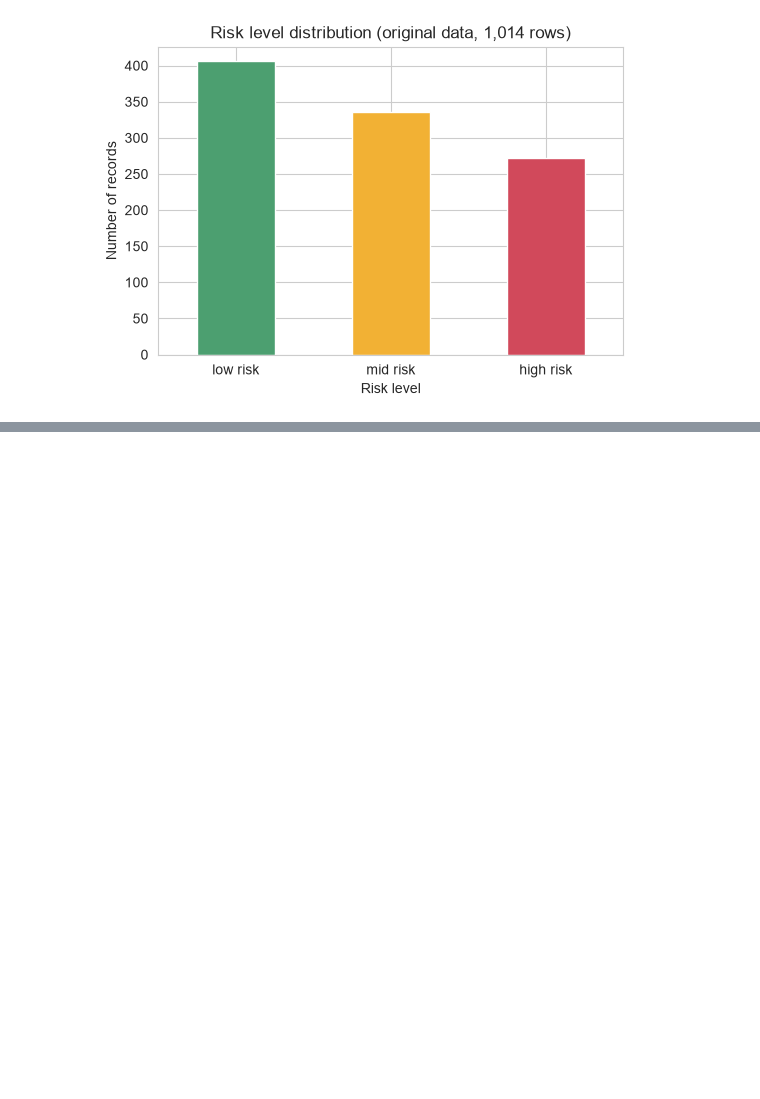
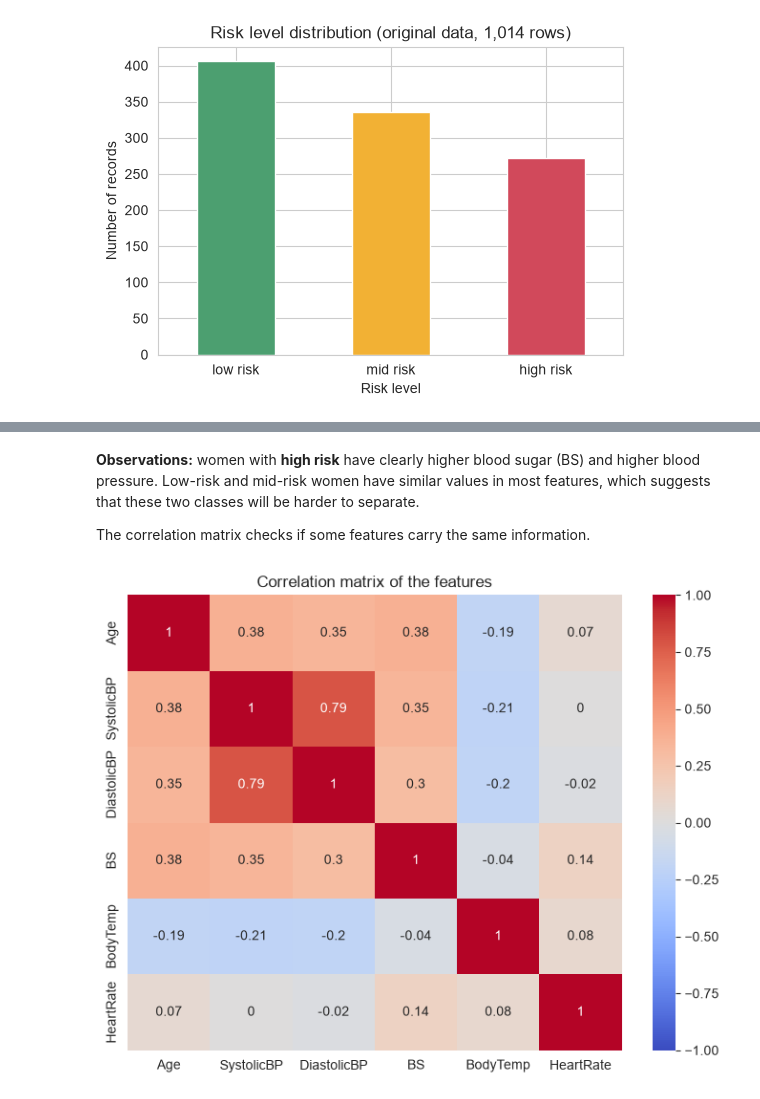
Before and after one commit to Daniella-CCT/Machine-Learning-Sept26, a Jupyter notebook: 2026613_ DaniellaSilveira_CA1_M-Learning_Notebook.ipynb, the cells around one changed output, grey strips where cells are left out. Drawn from its saved outputs; the diff is of its cells as text; code cells hidden in the pictures; blank space fills up the shorter version.

```diff
--- a/2026613_ DaniellaSilveira_CA1_M-Learning_Notebook.ipynb
+++ b/2026613_ DaniellaSilveira_CA1_M-Learning_Notebook.ipynb
@@ -134,0 +260,13 @@ Name: count, dtype: int64
+# %% [markdown]
+**Observations:** women with **high risk** have clearly higher blood sugar (BS) and higher blood pressure. Low-risk and mid-risk women have similar values in most features, which suggests that these two classes will be harder to separate.
+
+The correlation matrix checks if some features carry the same information.
+# %%
+# Correlation between the features (Pearson)
+plt.figure(figsize=(7, 5.5))
+sns.heatmap(X.corr().round(2), annot=True, cmap="coolwarm", vmin=-1, vmax=1)
+plt.title("Correlation matrix of the features")
+plt.tight_layout()
+plt.show()
+# %% [output]
+[figure, added]
```
Also changed, not shown: parts of 14 cells of this notebook.
